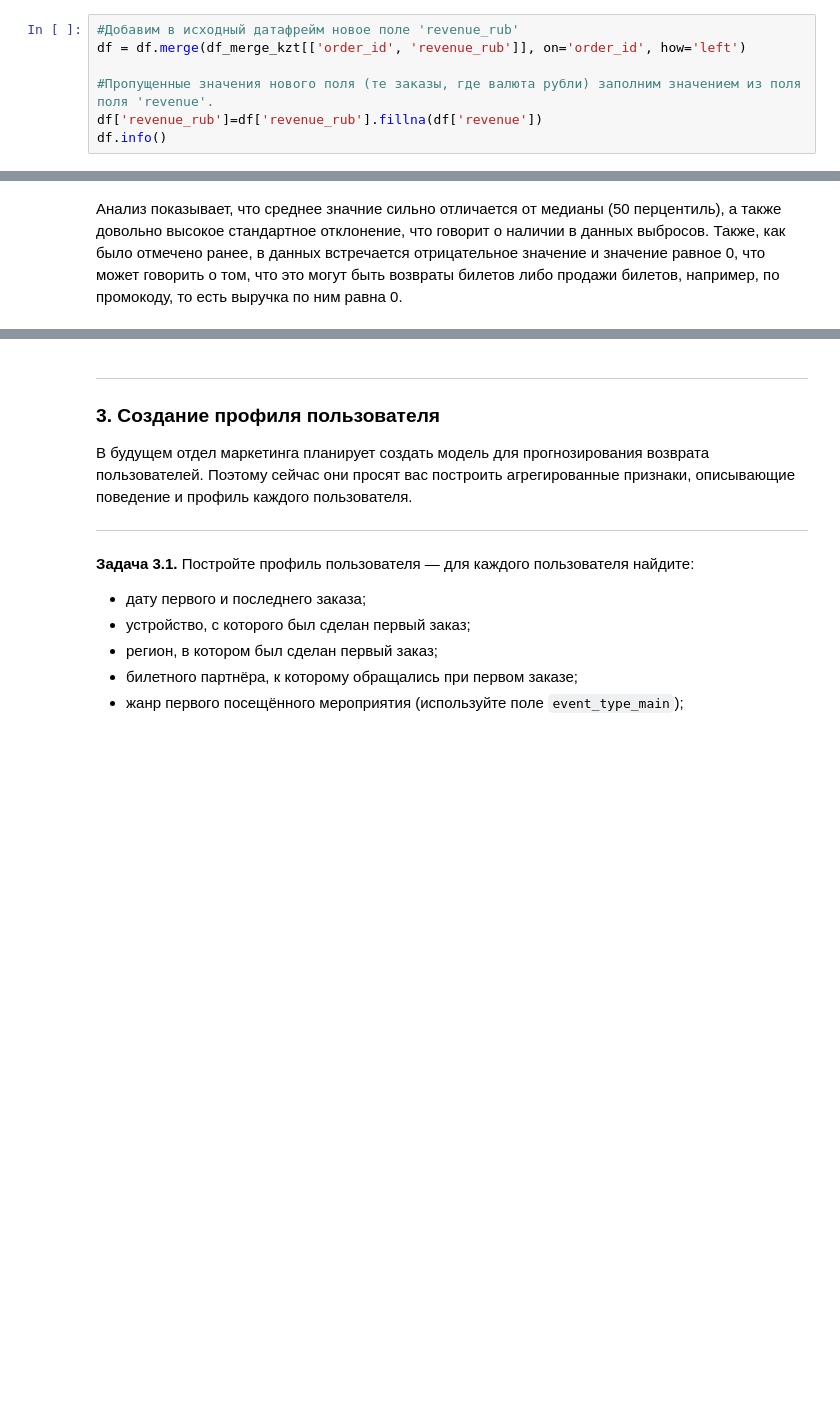
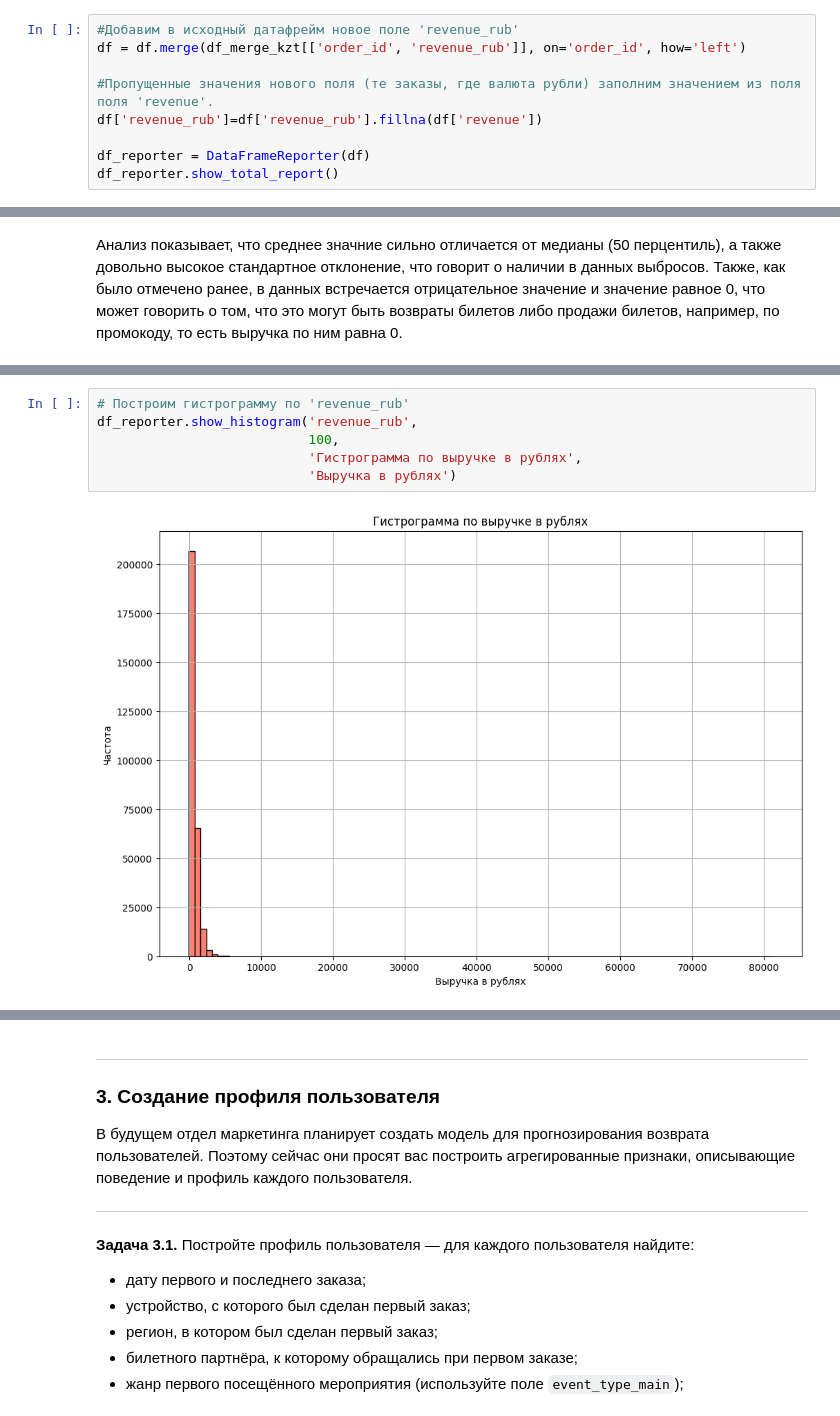
Before and after one commit to mrromanivanov/afisha_yandex_analysis, a Jupyter notebook: afisha_Ivanov_Roman.ipynb, the cells around one changed output, grey strips where cells are left out. Cells and saved outputs as stored; diff of their text form; blank space fills up the shorter version.

```diff
--- a/afisha_Ivanov_Roman.ipynb
+++ b/afisha_Ivanov_Roman.ipynb
@@ -385,7 +430,9 @@ df = df.merge(df_merge_kzt[['order_id', 'revenue_rub']], on='order_id', how='lef
 
 #Пропущенные значения нового поля (те заказы, где валюта рубли) заполним значением из поля поля 'revenue'.
 df['revenue_rub']=df['revenue_rub'].fillna(df['revenue'])
-df.info()
+
+df_reporter = DataFrameReporter(df)
+df_reporter.show_total_report()
 # %% [output]
 <class 'pandas.DataFrame'>
 RangeIndex: 290611 entries, 0 to 290610
@@ -507,3 +555,11 @@ plt.show()
 # %% [output]
 [figure]
+# %%
+# Построим гистрограмму по 'revenue_rub'
+df_reporter.show_histogram('revenue_rub',
+                           100,
+                           'Гистрограмма по выручке в рублях',
+                           'Выручка в рублях')
+# %% [output]
+[figure, added]
 # %%
```
Also changed, not shown: parts of 33 cells of this notebook.
